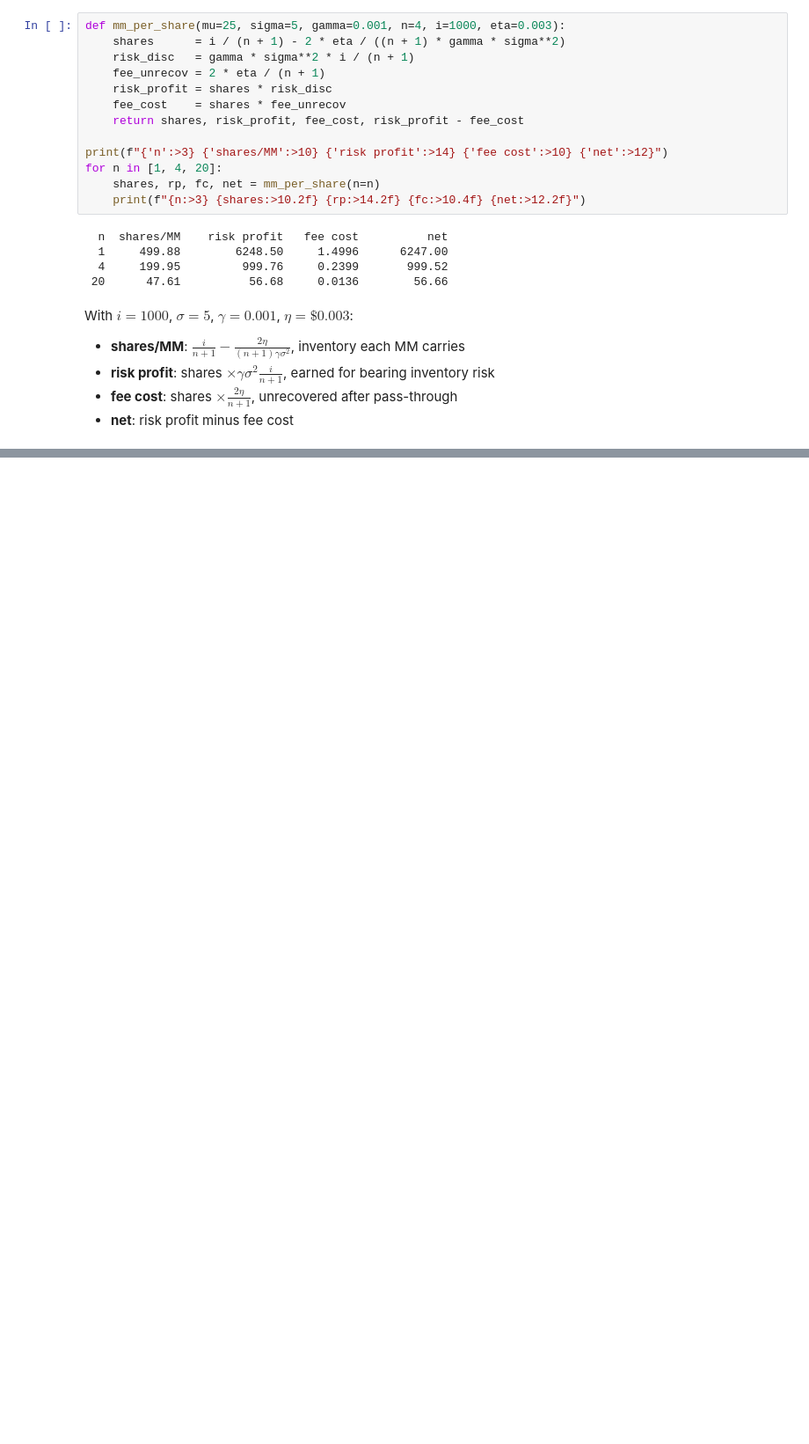
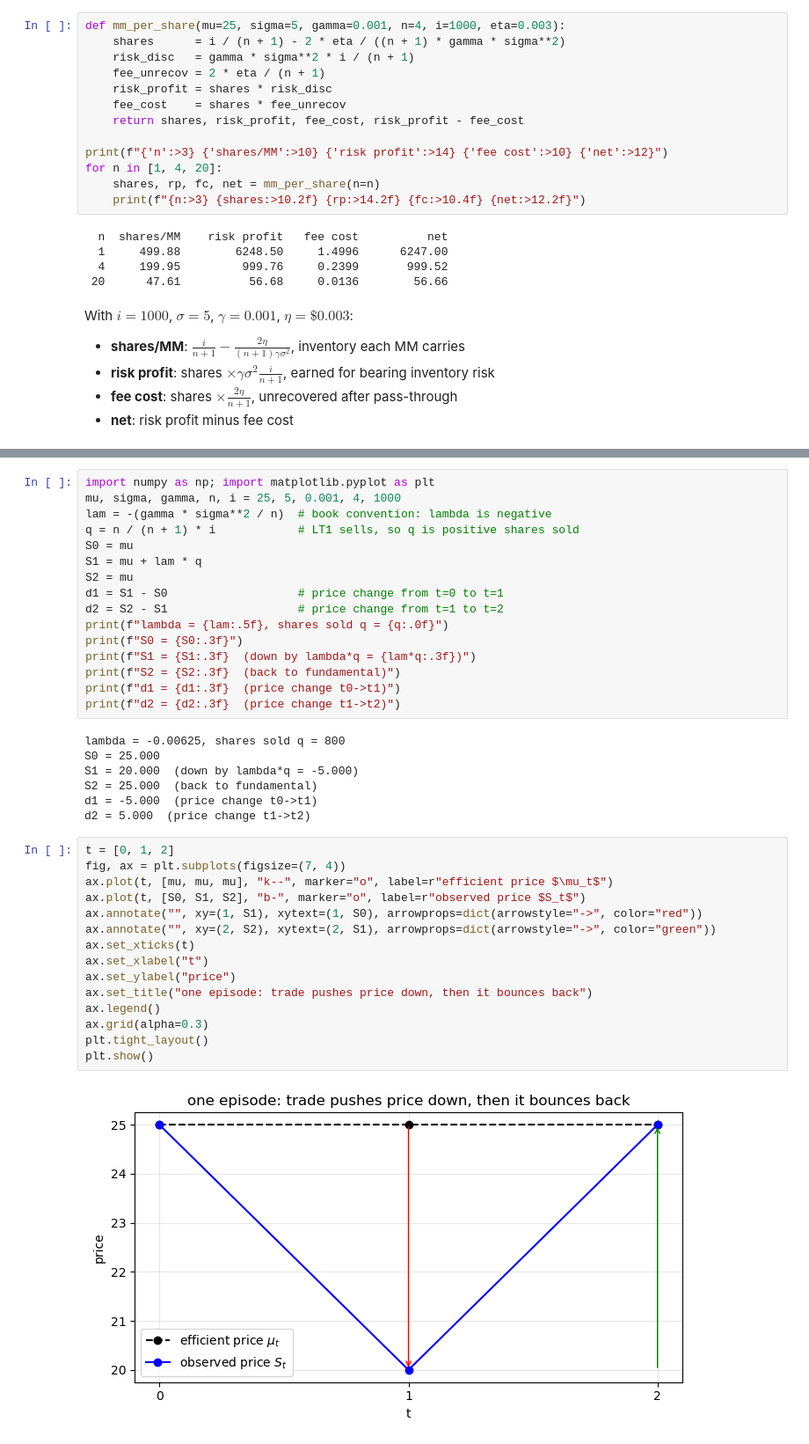
Before and after one commit to jakobgross/algorithmic-and-hf-trading, a Jupyter notebook: 02_01_grossman_miller.ipynb, the cells around one changed output, grey strips where cells are left out. Shown at 88% size. Saved outputs shown, nothing was run; the diff lists cells and outputs as text; blank space fills up the shorter version.

```diff
--- a/02_01_grossman_miller.ipynb
+++ b/02_01_grossman_miller.ipynb
@@ -371,0 +486,40 @@ With $i = 1000$, $\sigma = 5$, $\gamma = 0.001$, $\eta = \$0.003$:
+# %%
+import numpy as np; import matplotlib.pyplot as plt
+mu, sigma, gamma, n, i = 25, 5, 0.001, 4, 1000
+lam = -(gamma * sigma**2 / n)  # book convention: lambda is negative
+q = n / (n + 1) * i            # LT1 sells, so q is positive shares sold
+S0 = mu
+S1 = mu + lam * q
+S2 = mu
+d1 = S1 - S0                   # price change from t=0 to t=1
+d2 = S2 - S1                   # price change from t=1 to t=2
+print(f"lambda = {lam:.5f}, shares sold q = {q:.0f}")
+print(f"S0 = {S0:.3f}")
+print(f"S1 = {S1:.3f}  (down by lambda*q = {lam*q:.3f})")
+print(f"S2 = {S2:.3f}  (back to fundamental)")
+print(f"d1 = {d1:.3f}  (price change t0->t1)")
+print(f"d2 = {d2:.3f}  (price change t1->t2)")
+# %% [output]
+lambda = -0.00625, shares sold q = 800
+S0 = 25.000
+S1 = 20.000  (down by lambda*q = -5.000)
+S2 = 25.000  (back to fundamental)
+d1 = -5.000  (price change t0->t1)
+d2 = 5.000  (price change t1->t2)
+# %%
+t = [0, 1, 2]
+fig, ax = plt.subplots(figsize=(7, 4))
+ax.plot(t, [mu, mu, mu], "k--", marker="o", label=r"efficient price $\mu_t$")
+ax.plot(t, [S0, S1, S2], "b-", marker="o", label=r"observed price $S_t$")
+ax.annotate("", xy=(1, S1), xytext=(1, S0), arrowprops=dict(arrowstyle="->", color="red"))
+ax.annotate("", xy=(2, S2), xytext=(2, S1), arrowprops=dict(arrowstyle="->", color="green"))
+ax.set_xticks(t)
+ax.set_xlabel("t")
+ax.set_ylabel("price")
+ax.set_title("one episode: trade pushes price down, then it bounces back")
+ax.legend()
+ax.grid(alpha=0.3)
+plt.tight_layout()
+plt.show()
+# %% [output]
+[figure, added]
```
Also changed, not shown: parts of 9 cells of this notebook, 1 other file.
